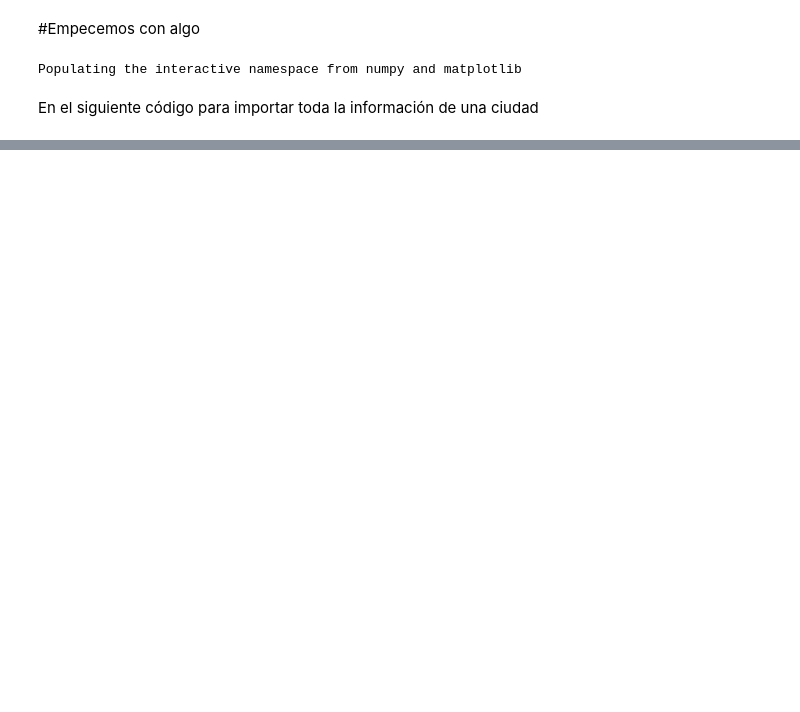
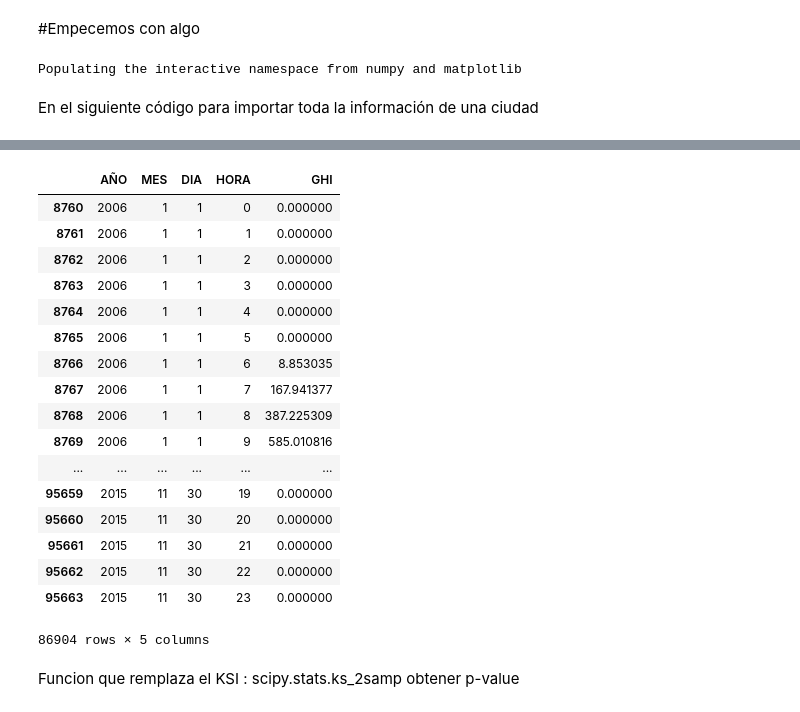
Before and after one commit to jrod781/Herramientas-Computacionales-IMEC3602, a Jupyter notebook: 02_taller01/taller1.ipynb, the cells around one changed output, grey strips where cells are left out. Saved outputs shown, nothing was run; the diff lists cells and outputs as text; code cells hidden in the pictures; blank space fills up the shorter version.

```diff
--- a/02_taller01/taller1.ipynb
+++ b/02_taller01/taller1.ipynb
@@ -63,0 +121,65 @@ print(ghi_mensual)
+# %%
+def prediccion_VR(serie_obC,serie_refL):
+
+    serie_refC=mismo_periodo(serie_obC,serie_refL)
+
+    ghi_obCH=serie_obC.iloc[:,-1]
+    ghi_refCH=serie_refC.iloc[:,-1]
+    ghi_refLH=serie_refL.iloc[:,-1]
+    mu_obC=ghi_obCH.mean()
+    mu_refC=ghi_refCH.mean()
+    sigma_obC=ghi_obCH.std()
+    sigma_refC=ghi_refCH.std()
+    ghi_mes_obL=(mu_obC-(sigma_obC/sigma_refC)*mu_refC)+(
+        sigma_obC/sigma_refC)*ghi_refLH
+    # Correccion de noche
+    ghi_mes_obL[(serie_refL["HORA"]<=5) | (serie_refL["HORA"]>=19)]= 0
+
+    return ghi_mes_obL
+# %%
+base_dir=os.path.join('.','data')
+ciudad='Valledupar'
+#  ESTO ESTA AL REVES
+fObj='IDEAM'
+fRef='NREL'
+
+#Cargar cada serie segun la fuente
+serie_ob=cargarserie(base_dir,ciudad,fObj)
+serie_ref=cargarserie(base_dir,ciudad,fRef)
+
+# de mes 3 2011 por 3 meses
+#Solo se puede fechas entre 2006-2015
+mes=6
+agno=2008
+dura=3
+
+
+serie_obC=serie_corta(serie_ob,agno,mes,dura)
+m=prediccion_VR(serie_obC,serie_ref)
+
+ghi_pred=serie_ref.copy()
+ghi_pred.loc[:,list(serie_ref)[-1]]=m
+
+ghi_pred=mismo_periodo(serie_ob,ghi_pred)
+ghi_pred
+# %% [output]
+|  | AÑO | MES | DIA | HORA | GHI |
+| 8760 | 2006 | 1 | 1 | 0 | 0.000000 |
+| 8761 | 2006 | 1 | 1 | 1 | 0.000000 |
+| 8762 | 2006 | 1 | 1 | 2 | 0.000000 |
+| 8763 | 2006 | 1 | 1 | 3 | 0.000000 |
+| 8764 | 2006 | 1 | 1 | 4 | 0.000000 |
+| 8765 | 2006 | 1 | 1 | 5 | 0.000000 |
+| 8766 | 2006 | 1 | 1 | 6 | 8.853035 |
+| 8767 | 2006 | 1 | 1 | 7 | 167.941377 |
+| 8768 | 2006 | 1 | 1 | 8 | 387.225309 |
+| 8769 | 2006 | 1 | 1 | 9 | 585.010816 |
+| ... | ... | ... | ... | ... | ... |
+| 95659 | 2015 | 11 | 30 | 19 | 0.000000 |
+| 95660 | 2015 | 11 | 30 | 20 | 0.000000 |
+| 95661 | 2015 | 11 | 30 | 21 | 0.000000 |
+| 95662 | 2015 | 11 | 30 | 22 | 0.000000 |
+| 95663 | 2015 | 11 | 30 | 23 | 0.000000 |
+86904 rows × 5 columns
+# %% [markdown]
+ Funcion que remplaza el KSI : scipy.stats.ks_2samp obtener p-value
```
Also changed, not shown: parts of 11 cells of this notebook, 1 other file.
